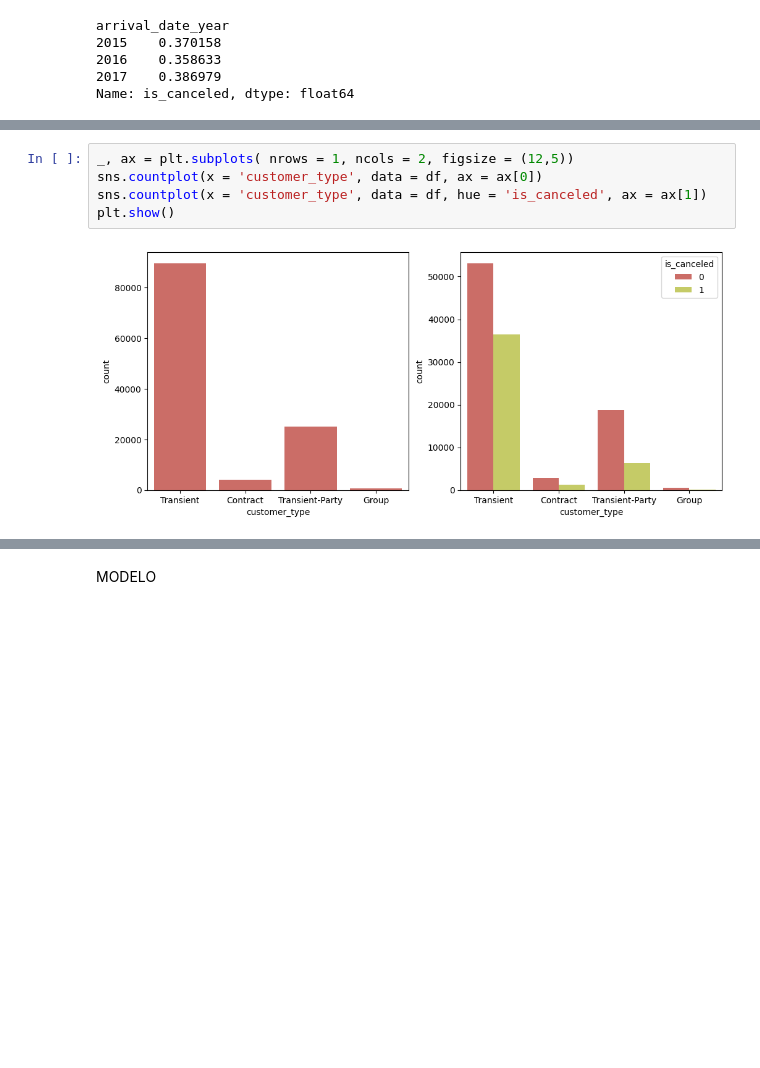
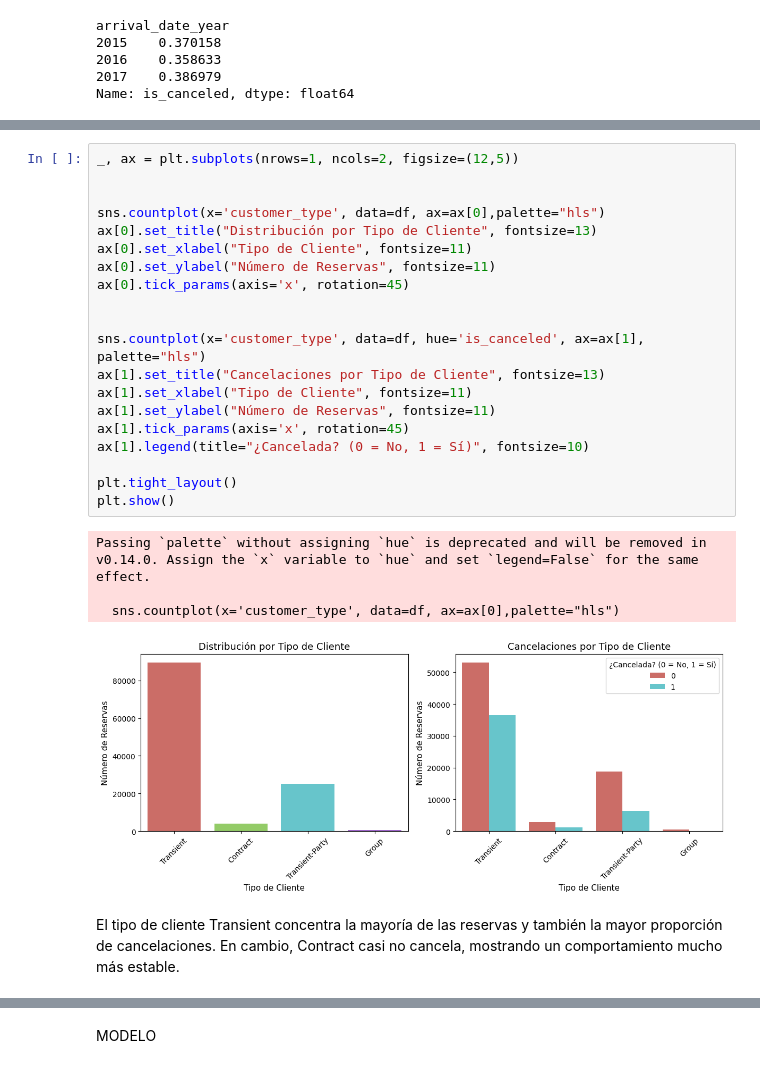
Before and after one commit to JohnChirinos/BI, a Jupyter notebook: Cancelaciones.ipynb, the cells around one changed output, grey strips where cells are left out. Drawn from its saved outputs; the diff is of its cells as text; blank space fills up the shorter version.

Commit message:
cambios_2

```diff
--- a/Cancelaciones.ipynb
+++ b/Cancelaciones.ipynb
@@ -379,9 +447,30 @@ Text(0.5, 1.0, 'Reservas por Año de Llegada y Tipo de Hotel')
 # %%
-_, ax = plt.subplots( nrows = 1, ncols = 2, figsize = (12,5))
-sns.countplot(x = 'customer_type', data = df, ax = ax[0])
-sns.countplot(x = 'customer_type', data = df, hue = 'is_canceled', ax = ax[1])
+_, ax = plt.subplots(nrows=1, ncols=2, figsize=(12,5))
+
+
+sns.countplot(x='customer_type', data=df, ax=ax[0],palette="hls")
+ax[0].set_title("Distribución por Tipo de Cliente", fontsize=13)
+ax[0].set_xlabel("Tipo de Cliente", fontsize=11)
+ax[0].set_ylabel("Número de Reservas", fontsize=11)
+ax[0].tick_params(axis='x', rotation=45)
+
+
+sns.countplot(x='customer_type', data=df, hue='is_canceled', ax=ax[1], palette="hls")
+ax[1].set_title("Cancelaciones por Tipo de Cliente", fontsize=13)
+ax[1].set_xlabel("Tipo de Cliente", fontsize=11)
+ax[1].set_ylabel("Número de Reservas", fontsize=11)
+ax[1].tick_params(axis='x', rotation=45)
+ax[1].legend(title="¿Cancelada? (0 = No, 1 = Sí)", fontsize=10)
+
+plt.tight_layout()
 plt.show()
 # %% [output]
+Passing `palette` without assigning `hue` is deprecated and will be removed in v0.14.0. Assign the `x` variable to `hue` and set `legend=False` for the same effect.
+
+  sns.countplot(x='customer_type', data=df, ax=ax[0],palette="hls")
-[figure, old version]
+[figure, new version]
+# %% [markdown]
+El tipo de cliente Transient concentra la mayoría de las reservas y también la mayor proporción de cancelaciones.
+En cambio, Contract casi no cancela, mostrando un comportamiento mucho más estable.
 # %%
 _, ax = plt.subplots( nrows = 2, ncols = 1, figsize = (10,8))
```
Also changed, not shown: parts of 31 cells of this notebook, 1 other file.
